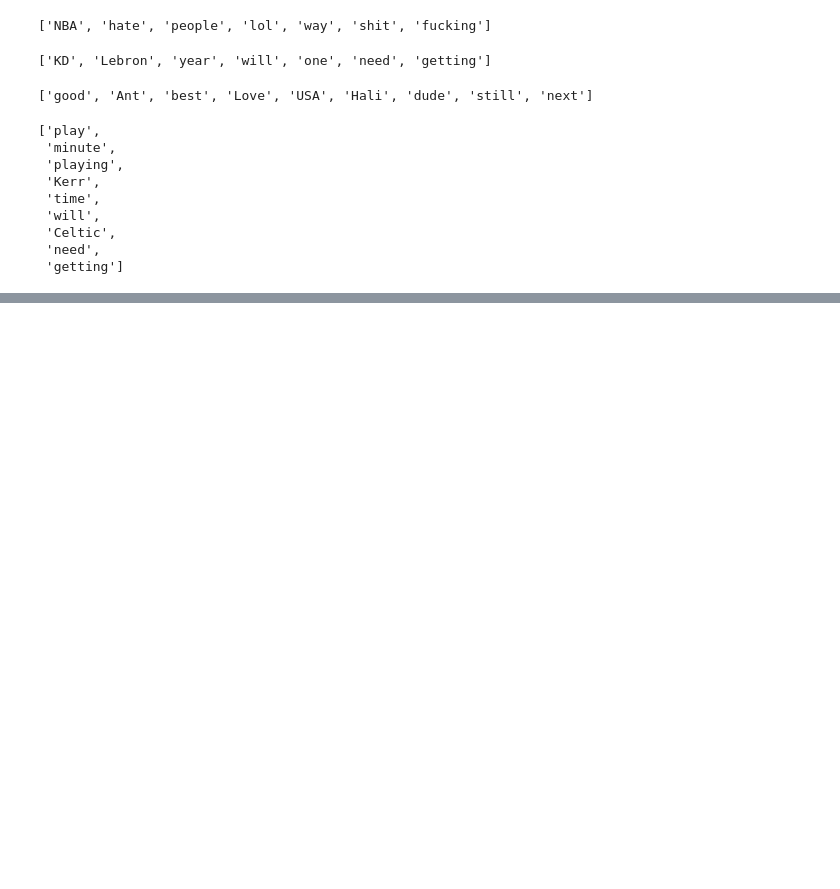
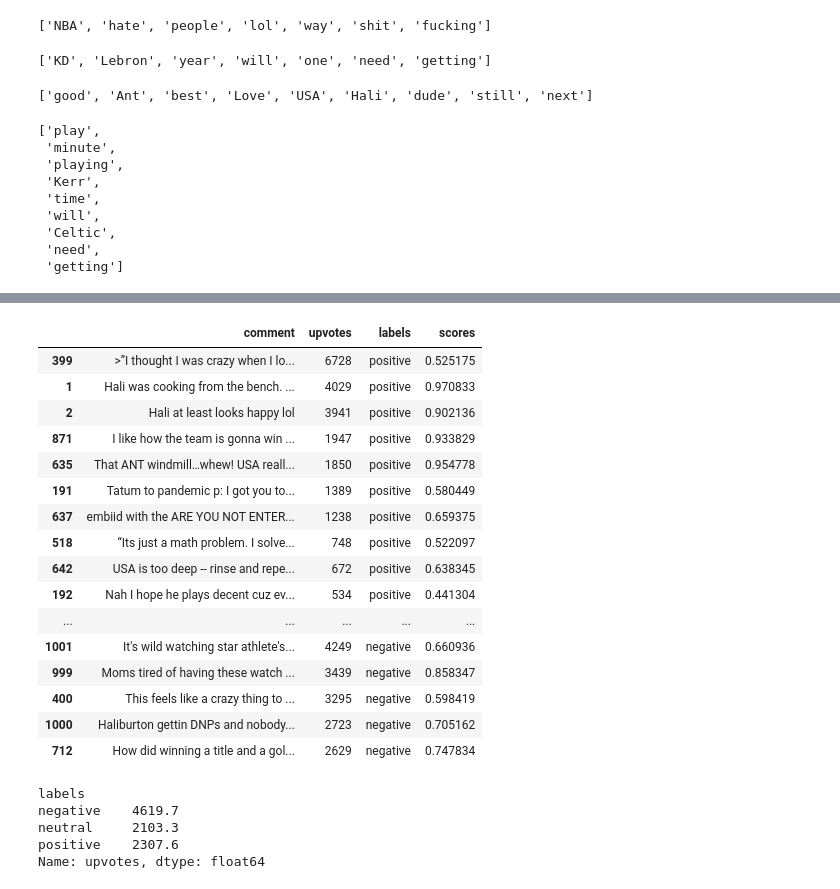
Before and after one commit to Pranav-Batra/sentiment-analysis-tatum, a Jupyter notebook: EDA and Visualizations.ipynb, the cells around one changed output, grey strips where cells are left out. Drawn from its saved outputs; the diff is of its cells as text; code cells hidden in the pictures; blank space fills up the shorter version.

```diff
--- a/EDA and Visualizations.ipynb
+++ b/EDA and Visualizations.ipynb
@@ -205,0 +221,34 @@ neut_not_pos ##buzz words, not many connotations
+# %%
+##look for 5 most popular comments per sentiment
+top_comments=upvotes_df.sort_values(['labels','upvotes'], ascending=False).groupby('labels').head(10)
+# %%
+pd.set_option('display.max_colwidth', None)
+# %%
+top_comments
+# %% [output]
+|  | comment | upvotes | labels | scores |
+| 399 | >”I thought I was crazy when I lo... | 6728 | positive | 0.525175 |
+| 1 | Hali was cooking from the bench. ... | 4029 | positive | 0.970833 |
+| 2 | Hali at least looks happy lol | 3941 | positive | 0.902136 |
+| 871 | I like how the team is gonna win ... | 1947 | positive | 0.933829 |
+| 635 | That ANT windmill…whew! USA reall... | 1850 | positive | 0.954778 |
+| 191 | Tatum to pandemic p: I got you to... | 1389 | positive | 0.580449 |
+| 637 | embiid with the ARE YOU NOT ENTER... | 1238 | positive | 0.659375 |
+| 518 | “Its just a math problem. I solve... | 748 | positive | 0.522097 |
+| 642 | USA is too deep -- rinse and repe... | 672 | positive | 0.638345 |
+| 192 | Nah I hope he plays decent cuz ev... | 534 | positive | 0.441304 |
+| ... | ... | ... | ... | ... |
+| 1001 | It's wild watching star athlete's... | 4249 | negative | 0.660936 |
+| 999 | Moms tired of having these watch ... | 3439 | negative | 0.858347 |
+| 400 | This feels like a crazy thing to ... | 3295 | negative | 0.598419 |
+| 1000 | Haliburton gettin DNPs and nobody... | 2723 | negative | 0.705162 |
+| 712 | How did winning a title and a gol... | 2629 | negative | 0.747834 |
+# %%
+##check if popular comments of a certain sentiment are more upvoted compared to others
+top_comments.groupby("labels")['upvotes'].mean()
+# %% [output]
+labels
+negative    4619.7
+neutral     2103.3
+positive    2307.6
+Name: upvotes, dtype: float64
```
Also changed, not shown: parts of 6 cells of this notebook.
